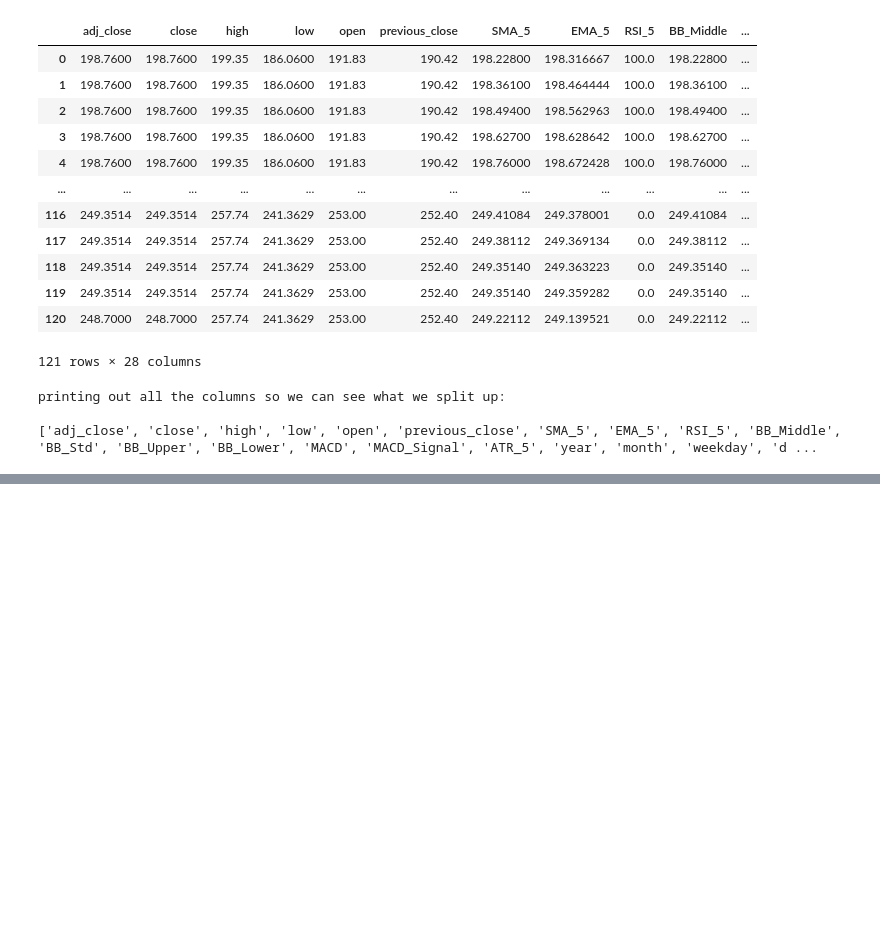
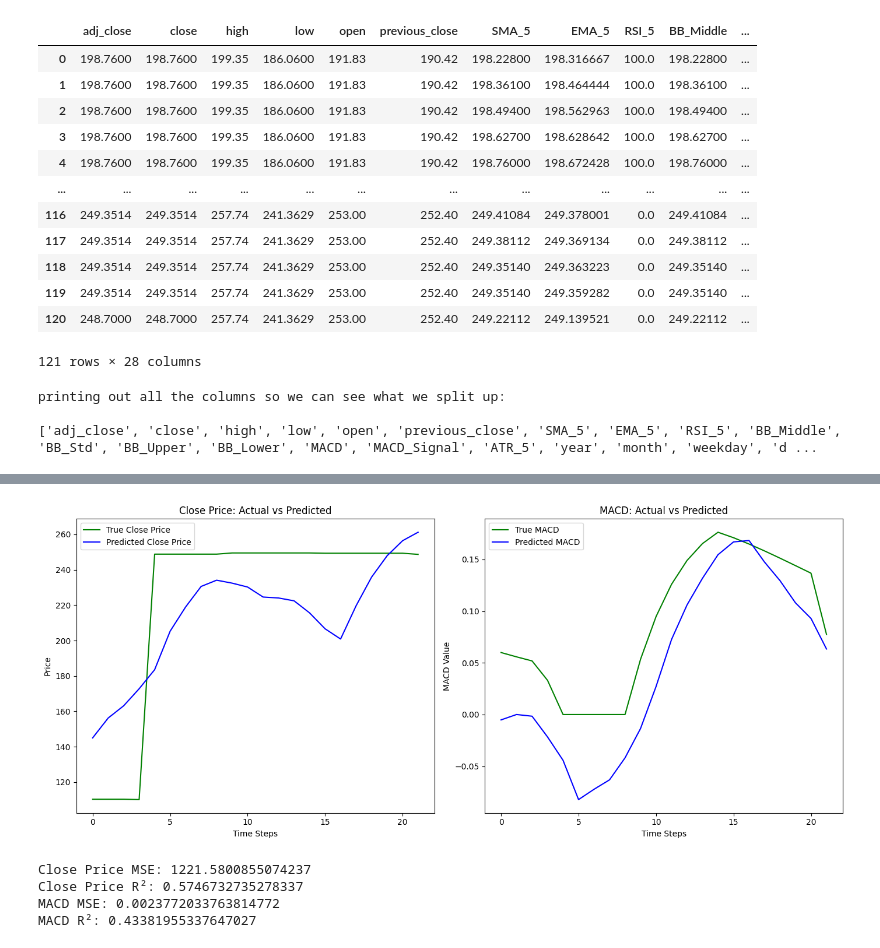
Before and after one commit to HaseemArshad/Stock-Market-Prediction-Model, a Jupyter notebook: StockMarketPredictionModel.ipynb, the cells around one changed output, grey strips where cells are left out. Cells and saved outputs as stored; diff of their text form; code cells hidden in the pictures; blank space fills up the shorter version.

Commit message:
ML test

```diff
--- a/StockMarketPredictionModel.ipynb
+++ b/StockMarketPredictionModel.ipynb
@@ -972,0 +1005,12 @@ printing out all the columns so we can see what we split up:
+# %%
+from tensorflow.keras.models import Sequential
+from tensorflow.keras.layers import LSTM, Dense
+
+model = Sequential([
+    LSTM(64, input_shape=(X_train.shape[1], X_train.shape[2]), return_sequences=False),
+    Dense(32, activation='relu'),
+    Dense(y_train.shape[1])  # Output layer for both target_close and target_macd
+])
+
+model.compile(optimizer='adam', loss='mse')
+model.summary()
@@ -972,0 +1032,2 @@ printing out all the columns so we can see what we split up:
+# %%
+history = model.fit(X_train, y_train, epochs=30, batch_size=16, validation_split=0.2)
@@ -972,0 +1052,61 @@ printing out all the columns so we can see what we split up:
+# %%
+import numpy as np
+import matplotlib.pyplot as plt
+from sklearn.metrics import mean_squared_error, r2_score
+
+# Step 1: Model prediction and inverse scaling
+y_pred_scaled = model.predict(X_test)
+y_pred = target_scaler.inverse_transform(y_pred_scaled)
+y_test_orig = target_scaler.inverse_transform(y_test)
+
+# Step 2: Extract target variables
+pred_close, pred_macd = y_pred[:, 0], y_pred[:, 1]
+true_close, true_macd = y_test_orig[:, 0], y_test_orig[:, 1]
+
+# Step 3: Convert to numpy and handle NaNs
+pred_close = np.array(pred_close)
+true_close = np.array(true_close)
+pred_macd = np.array(pred_macd)
+true_macd = np.array(true_macd)
+
+# Filter out any rows where values are NaN (for clean metric evaluation)
+valid_close = ~np.isnan(pred_close) & ~np.isnan(true_close)
+valid_macd = ~np.isnan(pred_macd) & ~np.isnan(true_macd)
+
+# Apply filtering
+true_close_clean = true_close[valid_close]
+pred_close_clean = pred_close[valid_close]
+true_macd_clean = true_macd[valid_macd]
+pred_macd_clean = pred_macd[valid_macd]
+
+# Step 4: Plot results
+plt.figure(figsize=(14, 6))
+
+# Plot Close Price
+plt.subplot(1, 2, 1)
+plt.plot(true_close_clean, label='True Close Price', color='green')
+plt.plot(pred_close_clean, label='Predicted Close Price', color='blue')
+plt.title('Close Price: Actual vs Predicted')
+plt.xlabel('Time Steps')
+plt.ylabel('Price')
+plt.legend()
+
+# Plot MACD
+plt.subplot(1, 2, 2)
+plt.plot(true_macd_clean, label='True MACD', color='green')
+plt.plot(pred_macd_clean, label='Predicted MACD', color='blue')
+plt.title('MACD: Actual vs Predicted')
+plt.xlabel('Time Steps')
+plt.ylabel('MACD Value')
+plt.legend()
+
+plt.tight_layout()
+plt.show()
+
+# Step 5: Evaluate metrics
+print("Close Price MSE:", mean_squared_error(true_close_clean, pred_close_clean))
+print("Close Price R²:", r2_score(true_close_clean, pred_close_clean))
+
+print("MACD MSE:", mean_squared_error(true_macd_clean, pred_macd_clean))
+print("MACD R²:", r2_score(true_macd_clean, pred_macd_clean))
+# %% [output]
@@ -972,0 +1114,5 @@ printing out all the columns so we can see what we split up:
+[figure, added]
+Close Price MSE: 1221.5800855074237
+Close Price R²: 0.5746732735278337
+MACD MSE: 0.0023772033763814772
+MACD R²: 0.43381955337647027
```
Also changed, not shown: parts of 11 cells of this notebook, 1 other file.
